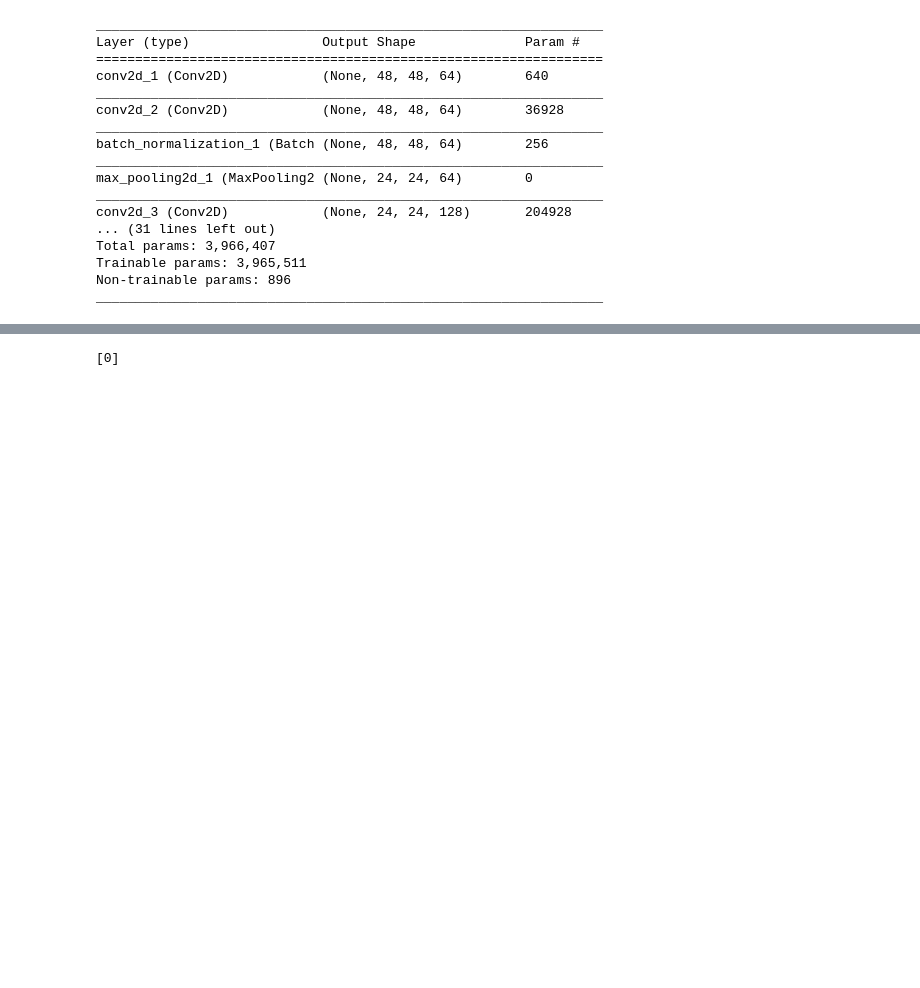
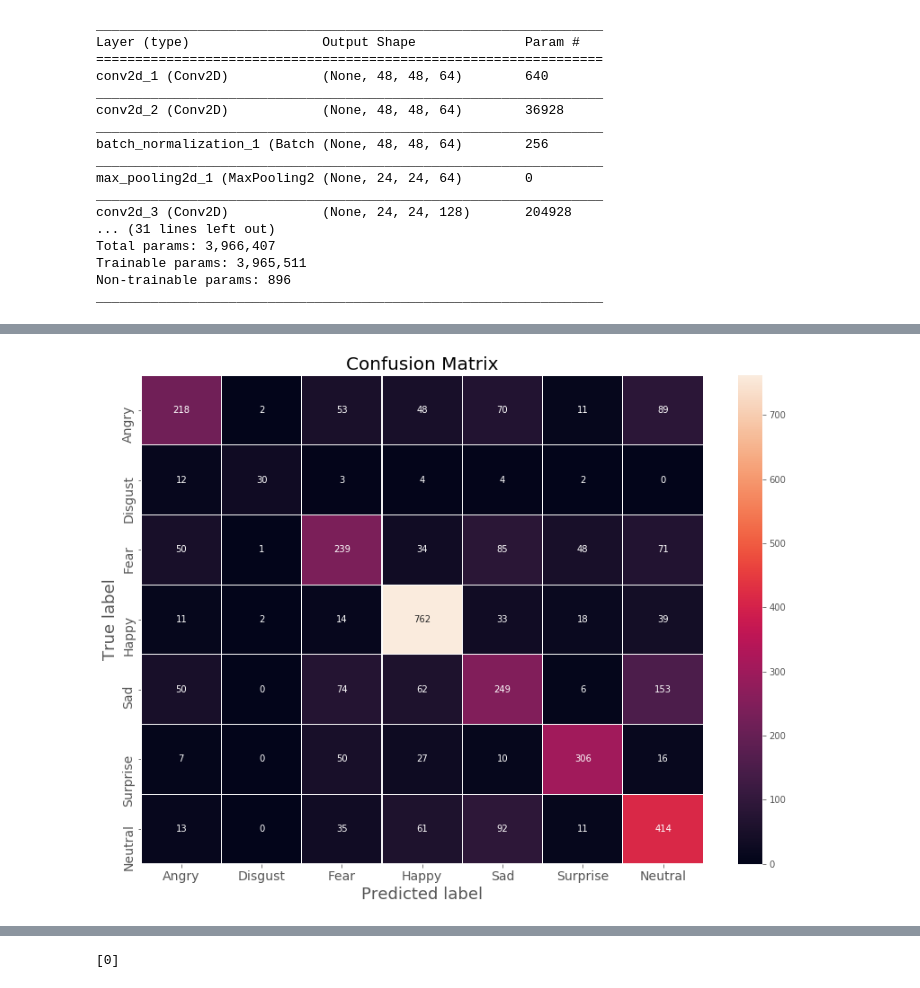
Before and after one commit to ZacharyVillarreal/Predicting-Humans-Affectively, a Jupyter notebook: src/Image/Img_Modeling.ipynb, the cells around one changed output, grey strips where cells are left out. Drawn from its saved outputs; the diff is of its cells as text; code cells hidden in the pictures; blank space fills up the shorter version.

```diff
--- a/src/Image/Img_Modeling.ipynb
+++ b/src/Image/Img_Modeling.ipynb
@@ -283,0 +299,18 @@ create_plot(h)
+# %%
+def create_confmat(true_labels, predicted_labels, columns, colour ='magma_r', size = (14,7)):
+
+    cm = confusion_matrix(true_labels, predicted_labels)
+    cm_df = pd.DataFrame(cm,
+    index = [col for col in columns],
+    columns = [col for col in columns])
+    plt.figure(figsize=(14,10))
+    sns.heatmap(cm_df, annot = True, fmt='g', linewidths=.2)
+    plt.title('Confusion Matrix', fontsize = 20)
+    plt.ylabel('True label', fontsize = 18)
+    plt.xlabel('Predicted label', fontsize = 18)
+    plt.tick_params(axis='both', labelsize=14)
+    plt.show()
+# %%
+create_confmat(y_true, y_pred, labels)
+# %% [output]
+[figure, added]
```
Also changed, not shown: parts of 17 cells of this notebook, 48 other files.
